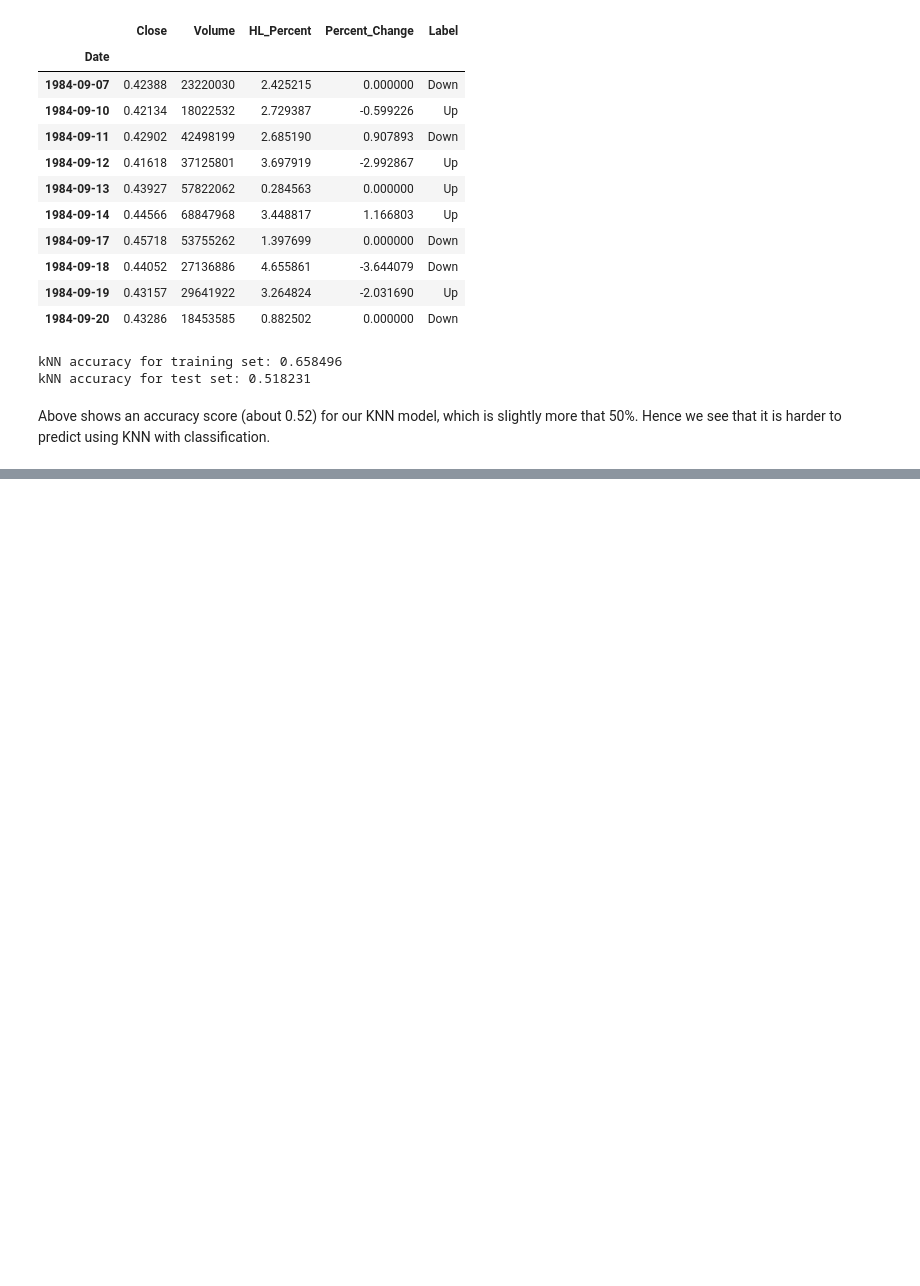
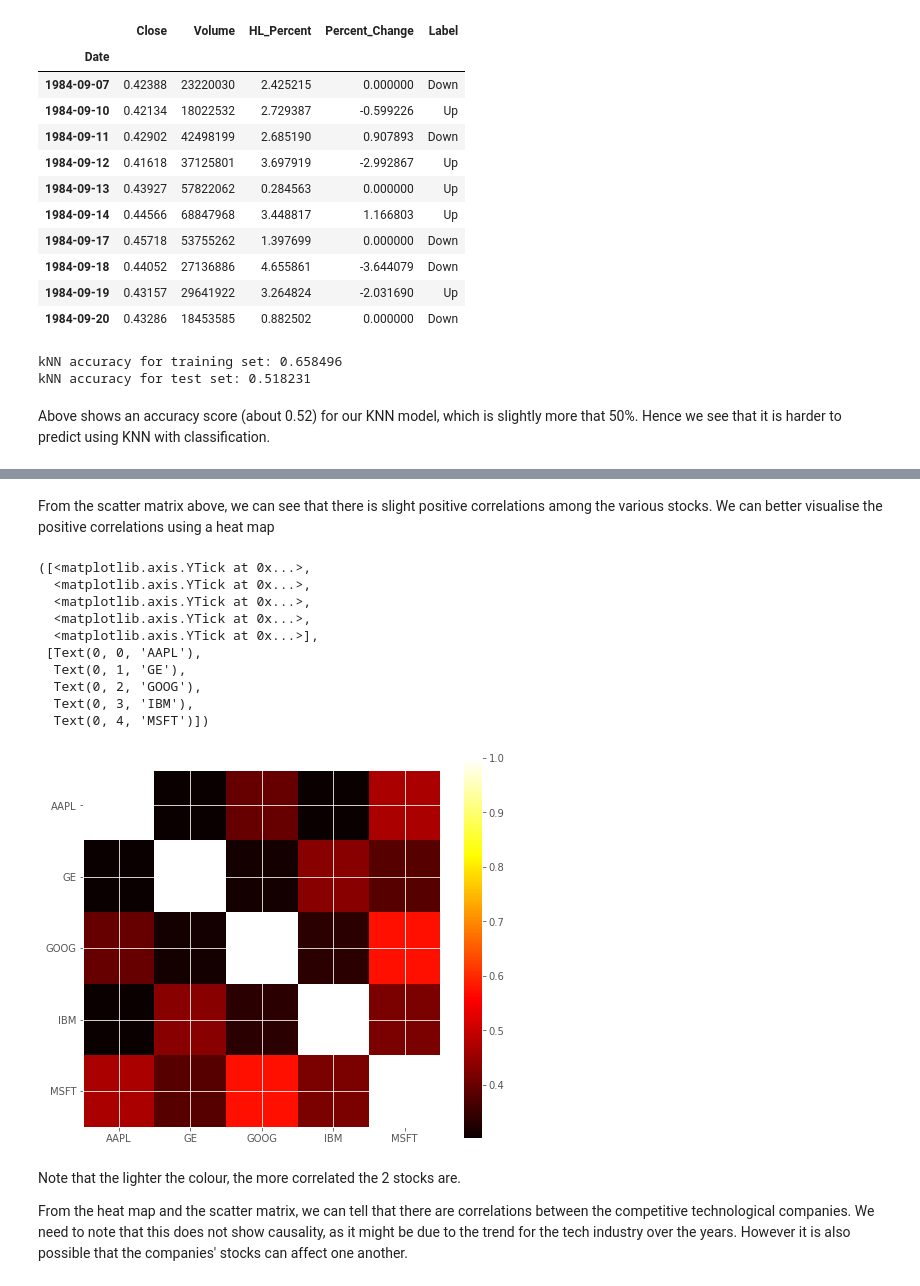
Before and after one commit to hoperawr/CS3244_Project, a Jupyter notebook: KNN/KNN_xj.ipynb, the cells around one changed output, grey strips where cells are left out. Drawn from its saved outputs; the diff is of its cells as text; code cells hidden in the pictures; blank space fills up the shorter version.

```diff
--- a/KNN/KNN_xj.ipynb
+++ b/KNN/KNN_xj.ipynb
@@ -283,0 +346,23 @@ df.head(10)
+# %% [markdown]
+From the scatter matrix above, we can see that there is slight positive correlations among the various stocks. We can better visualise the positive correlations using a heat map
+# %%
+plt.imshow(corr, cmap='hot', interpolation='none')
+plt.colorbar()
+plt.xticks(range(len(corr)), corr.columns)
+plt.yticks(range(len(corr)), corr.columns)
+# %% [output]
+([<matplotlib.axis.YTick at 0x...>,
+  <matplotlib.axis.YTick at 0x...>,
+  <matplotlib.axis.YTick at 0x...>,
+  <matplotlib.axis.YTick at 0x...>,
+  <matplotlib.axis.YTick at 0x...>],
+ [Text(0, 0, 'AAPL'),
+  Text(0, 1, 'GE'),
+  Text(0, 2, 'GOOG'),
+  Text(0, 3, 'IBM'),
+  Text(0, 4, 'MSFT')])
+[figure, added]
+# %% [markdown]
+Note that the lighter the colour, the more correlated the 2 stocks are.
+
+From the heat map and the scatter matrix, we can tell that there are correlations between the competitive technological companies. We need to note that this does not show causality, as it might be due to the trend for the tech industry over the years. However it is also possible that the companies' stocks can affect one another.
```
Also changed, not shown: parts of 16 cells of this notebook, 5 other files.
